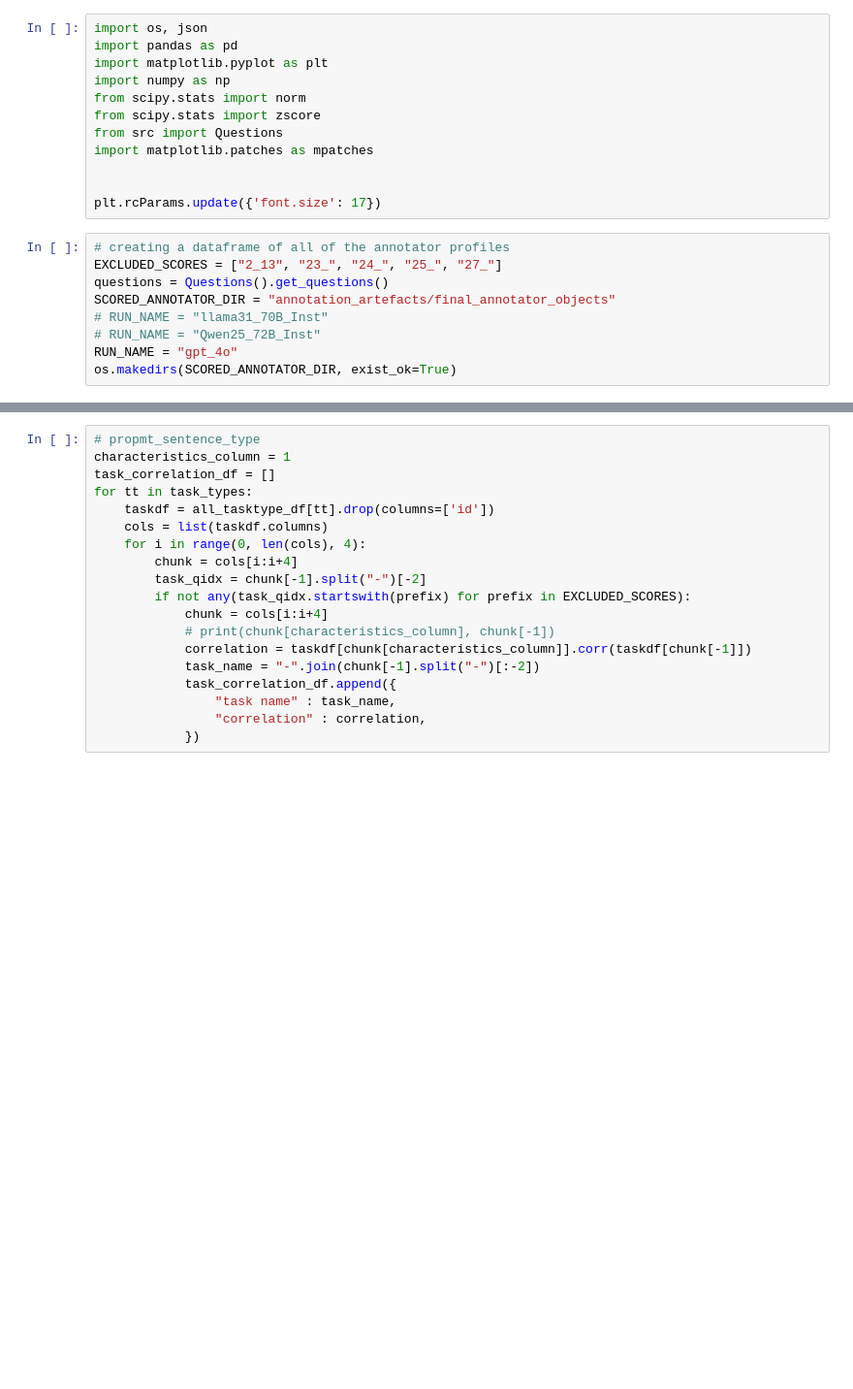
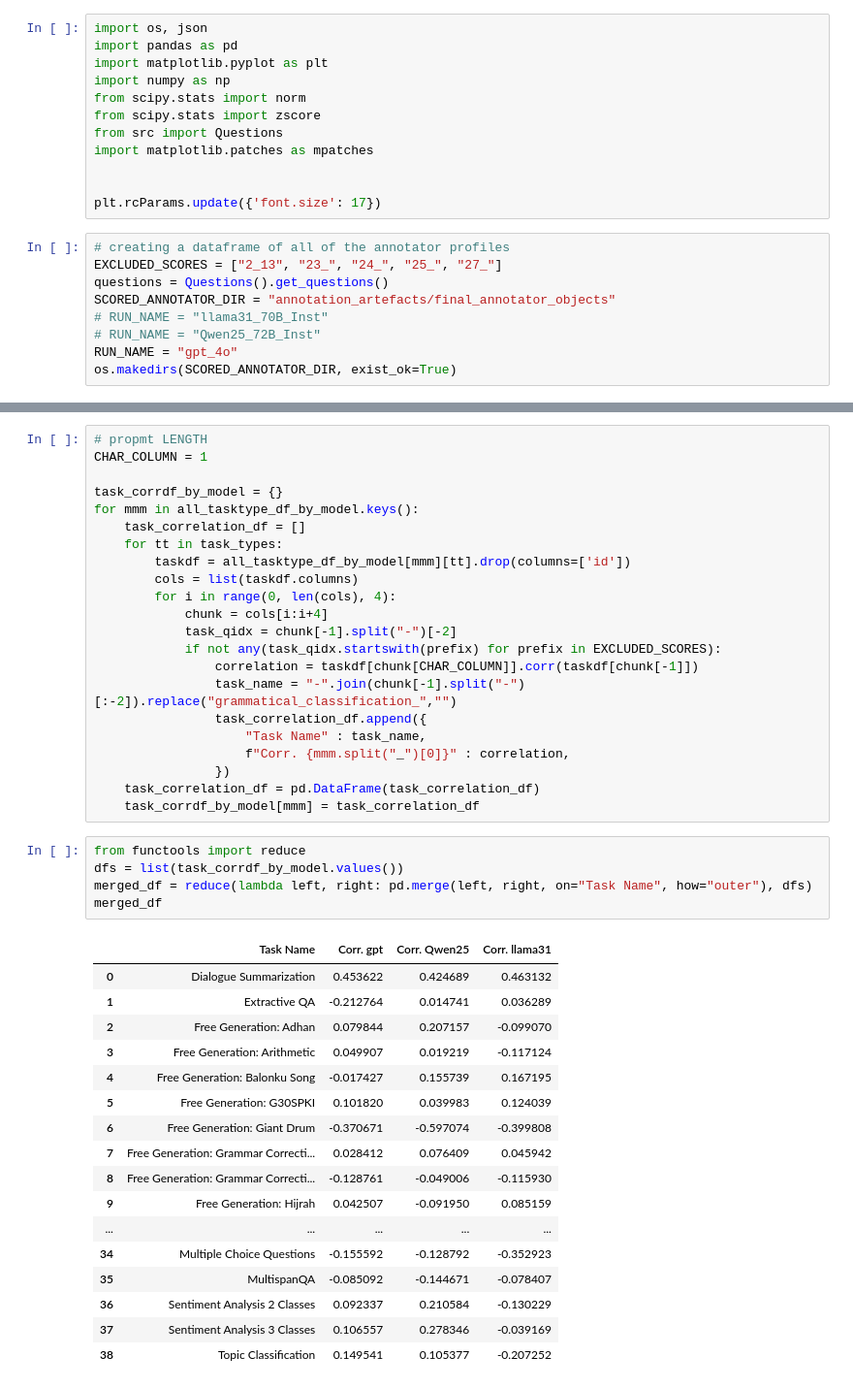
Before and after one commit to rayendito/prompt-fairness, a Jupyter notebook: temporary_scorebind.ipynb, the cells around one changed output, grey strips where cells are left out. Shown at 97% size. Drawn from its saved outputs; the diff is of its cells as text; blank space fills up the shorter version.

```diff
--- a/temporary_scorebind.ipynb
+++ b/temporary_scorebind.ipynb
@@ -285,20 +303,46 @@ qa\_extraction & 0.15 & 0.05 \\
 # %%
-# propmt_sentence_type
-characteristics_column = 1
-task_correlation_df = []
-for tt in task_types:
-    taskdf = all_tasktype_df[tt].drop(columns=['id'])
-    cols = list(taskdf.columns)
-    for i in range(0, len(cols), 4):
-        chunk = cols[i:i+4]
-        task_qidx = chunk[-1].split("-")[-2]
-        if not any(task_qidx.startswith(prefix) for prefix in EXCLUDED_SCORES):
+# propmt LENGTH
+CHAR_COLUMN = 1
+
+task_corrdf_by_model = {}
+for mmm in all_tasktype_df_by_model.keys():
+    task_correlation_df = []
+    for tt in task_types:
+        taskdf = all_tasktype_df_by_model[mmm][tt].drop(columns=['id'])
+        cols = list(taskdf.columns)
+        for i in range(0, len(cols), 4):
             chunk = cols[i:i+4]
-            # print(chunk[characteristics_column], chunk[-1])
-            correlation = taskdf[chunk[characteristics_column]].corr(taskdf[chunk[-1]])
-            task_name = "-".join(chunk[-1].split("-")[:-2])
-            task_correlation_df.append({
-                "task name" : task_name,
-                "correlation" : correlation,
-            })
+            task_qidx = chunk[-1].split("-")[-2]
+            if not any(task_qidx.startswith(prefix) for prefix in EXCLUDED_SCORES):
+                correlation = taskdf[chunk[CHAR_COLUMN]].corr(taskdf[chunk[-1]])
+                task_name = "-".join(chunk[-1].split("-")[:-2]).replace("grammatical_classification_","")
+                task_correlation_df.append({
+                    "Task Name" : task_name,
+                    f"Corr. {mmm.split("_")[0]}" : correlation,
+                })
+    task_correlation_df = pd.DataFrame(task_correlation_df)
+    task_corrdf_by_model[mmm] = task_correlation_df
+# %%
+from functools import reduce
+dfs = list(task_corrdf_by_model.values())
+merged_df = reduce(lambda left, right: pd.merge(left, right, on="Task Name", how="outer"), dfs)
+merged_df
+# %% [output]
+|  | Task Name | Corr. gpt | Corr. Qwen25 | Corr. llama31 |
+| 0 | Dialogue Summarization | 0.453622 | 0.424689 | 0.463132 |
+| 1 | Extractive QA | -0.212764 | 0.014741 | 0.036289 |
+| 2 | Free Generation: Adhan | 0.079844 | 0.207157 | -0.099070 |
+| 3 | Free Generation: Arithmetic | 0.049907 | 0.019219 | -0.117124 |
+| 4 | Free Generation: Balonku Song | -0.017427 | 0.155739 | 0.167195 |
+| 5 | Free Generation: G30SPKI | 0.101820 | 0.039983 | 0.124039 |
+| 6 | Free Generation: Giant Drum | -0.370671 | -0.597074 | -0.399808 |
+| 7 | Free Generation: Grammar Correcti... | 0.028412 | 0.076409 | 0.045942 |
+| 8 | Free Generation: Grammar Correcti... | -0.128761 | -0.049006 | -0.115930 |
+| 9 | Free Generation: Hijrah | 0.042507 | -0.091950 | 0.085159 |
+| ... | ... | ... | ... | ... |
+| 34 | Multiple Choice Questions | -0.155592 | -0.128792 | -0.352923 |
+| 35 | MultispanQA | -0.085092 | -0.144671 | -0.078407 |
+| 36 | Sentiment Analysis 2 Classes | 0.092337 | 0.210584 | -0.130229 |
+| 37 | Sentiment Analysis 3 Classes | 0.106557 | 0.278346 | -0.039169 |
+| 38 | Topic Classification | 0.149541 | 0.105377 | -0.207252 |
 # %%
```
Also changed, not shown: parts of 8 cells of this notebook.
